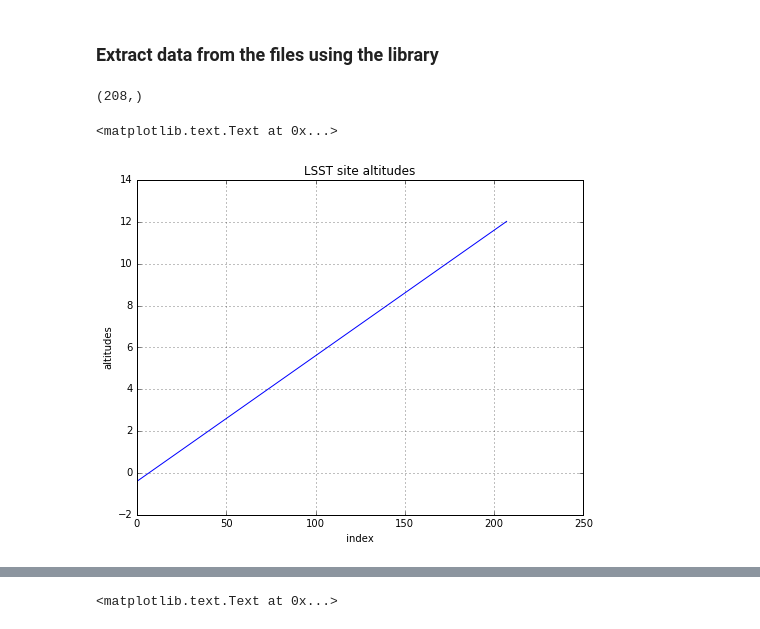
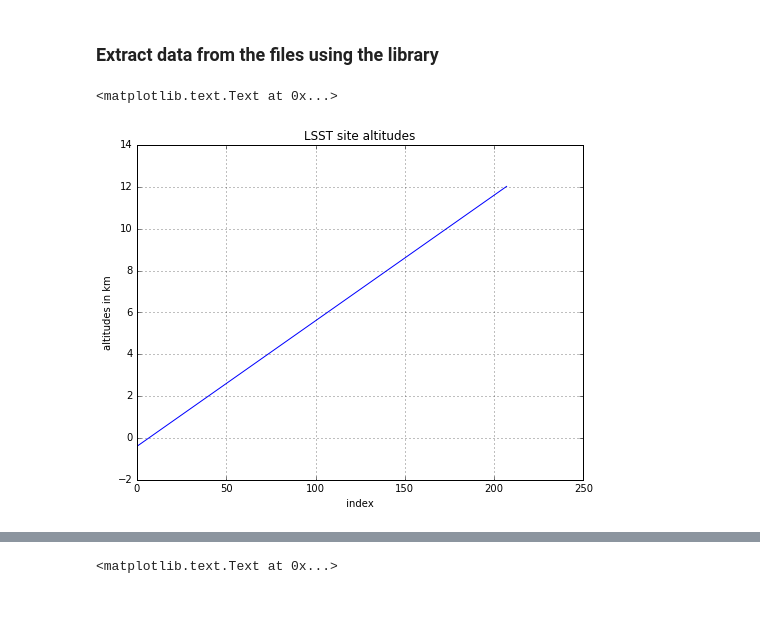
Before and after one commit to sylvielsstfr/caliopL3Ana, a Jupyter notebook: ScanAerosolsTenYears.ipynb, the cells around one changed output, grey strips where cells are left out. Saved outputs shown, nothing was run; the diff lists cells and outputs as text; code cells hidden in the pictures.

```diff
--- a/ScanAerosolsTenYears.ipynb
+++ b/ScanAerosolsTenYears.ipynb
@@ -70,24 +70,21 @@ for year in range(2007,2016,1):
 # %% [markdown]
 ### Extract data from the files using the library
 # %%
-temperatures=cal.GetL3Value(dayfiles_fullname[0],'Temperature_Mean')
+temperatures=cal.GetL3Value(dayfiles_fullname[0],'Temperature_Mean') # vector quantities
 pressures=cal.GetL3Value(dayfiles_fullname[0],'Pressure_Mean')
 humidity=cal.GetL3Value(dayfiles_fullname[0],'Relative_Humidity_Mean')
 altitudes=cal.GetL3APAltitudes()
-
+altitudes_depth=cal.GetL3APAltitudesDepth()*1000.  # depth in meters
 thealtitudes=altitudes[0:len(temperatures)]
-thealtitudes.shape
-# %% [output]
-(208,)
 # %%
 fig=plt.figure(figsize=(8,6))
 ax=fig.add_subplot(1,1,1)
 ax.plot(altitudes)
 title= "LSST site altitudes"
-ax.set_ylabel('altitudes')
+ax.set_ylabel('altitudes in km')
 ax.set_xlabel(' index ')
 ax.grid(True)
 plt.title(title)
 # %% [output]
 <matplotlib.text.Text at 0x...>
-[figure, old version]
+[figure, new version]
```
Also changed, not shown: parts of 3 cells of this notebook, 4 other files.
